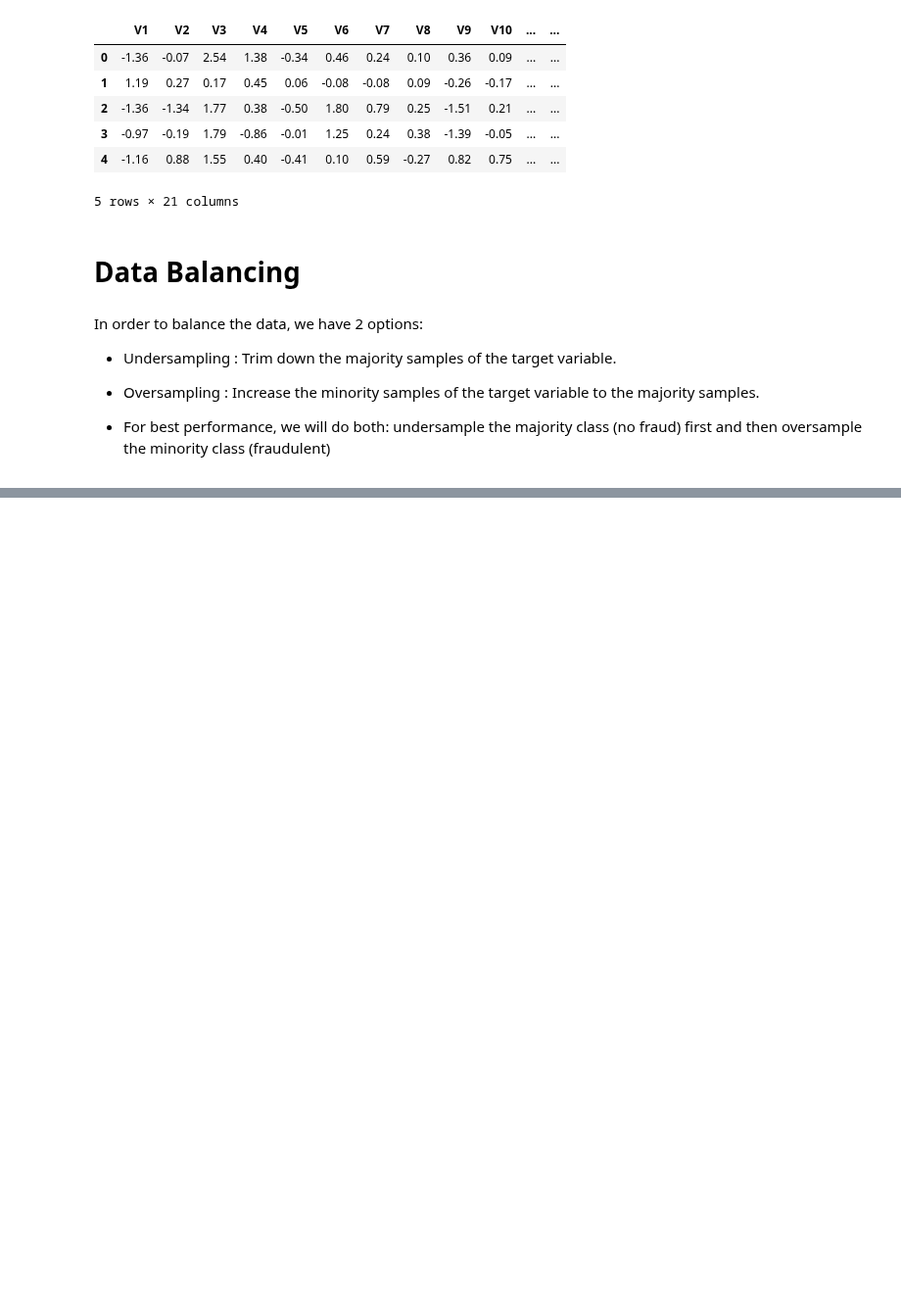
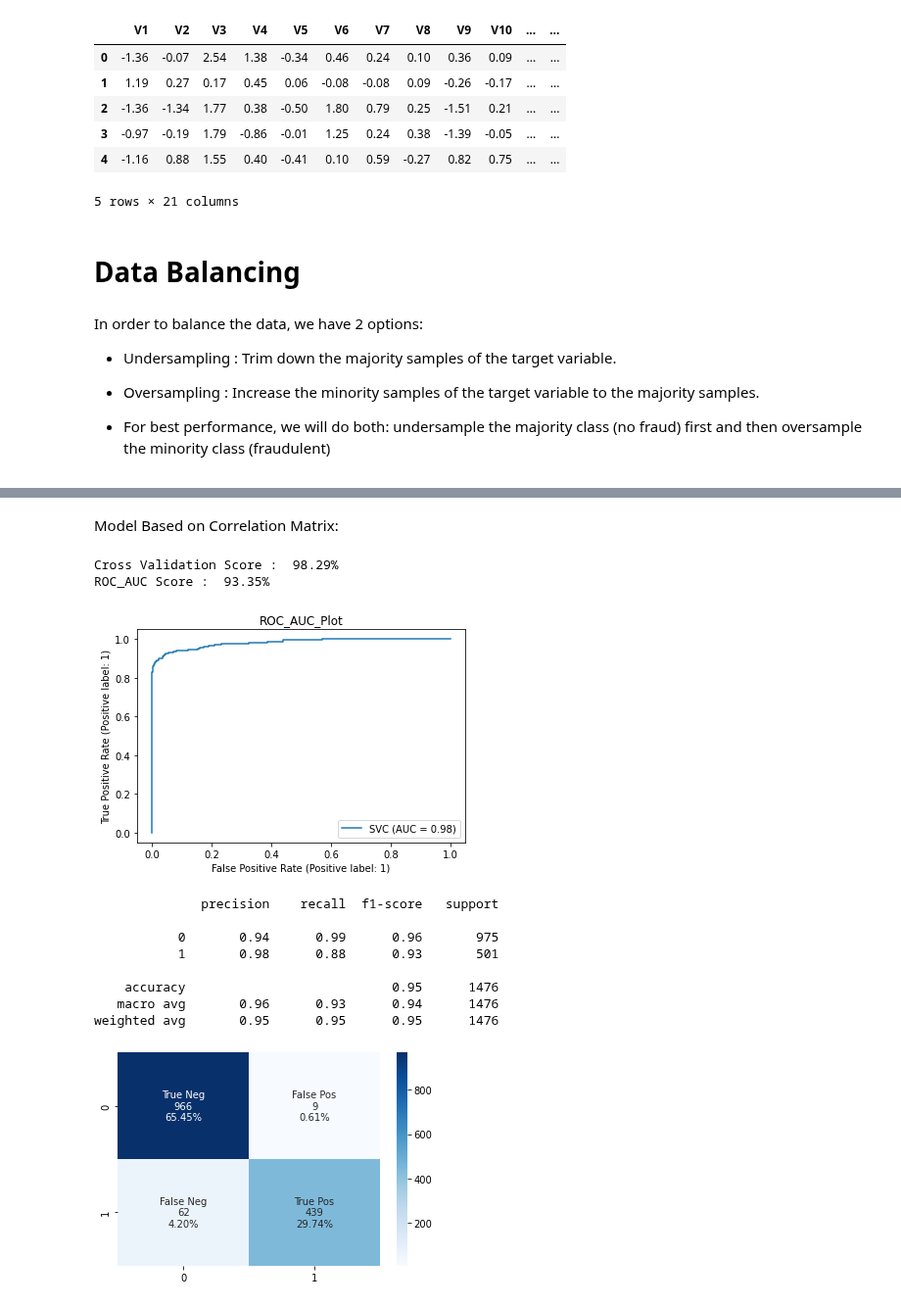
Before and after one commit to mindyng/2022-Business-Projects, a Jupyter notebook: anomaly-detection.ipynb, the cells around one changed output, grey strips where cells are left out. Shown at 98% size. Saved outputs shown, nothing was run; the diff lists cells and outputs as text; code cells hidden in the pictures; blank space fills up the shorter version.

```diff
--- a/anomaly-detection.ipynb
+++ b/anomaly-detection.ipynb
@@ -263,0 +420,20 @@ from imblearn.pipeline import Pipeline
+# %%
+classifier_svc = SVC(kernel = 'linear',C = 0.1)
+# %% [markdown]
+Model Based on Correlation Matrix:
+# %%
+model(classifier_svc,x_train1,y_train1,x_test1,y_test1)
+model_evaluation(classifier_svc,x_test1,y_test1)
+# %% [output]
+Cross Validation Score :  98.29%
+ROC_AUC Score :  93.35%
+[figure, added]
+              precision    recall  f1-score   support
+
+           0       0.94      0.99      0.96       975
+           1       0.98      0.88      0.93       501
+
+    accuracy                           0.95      1476
+   macro avg       0.96      0.93      0.94      1476
+weighted avg       0.95      0.95      0.95      1476
+[figure, added]
```
Also changed, not shown: parts of 49 cells of this notebook.
